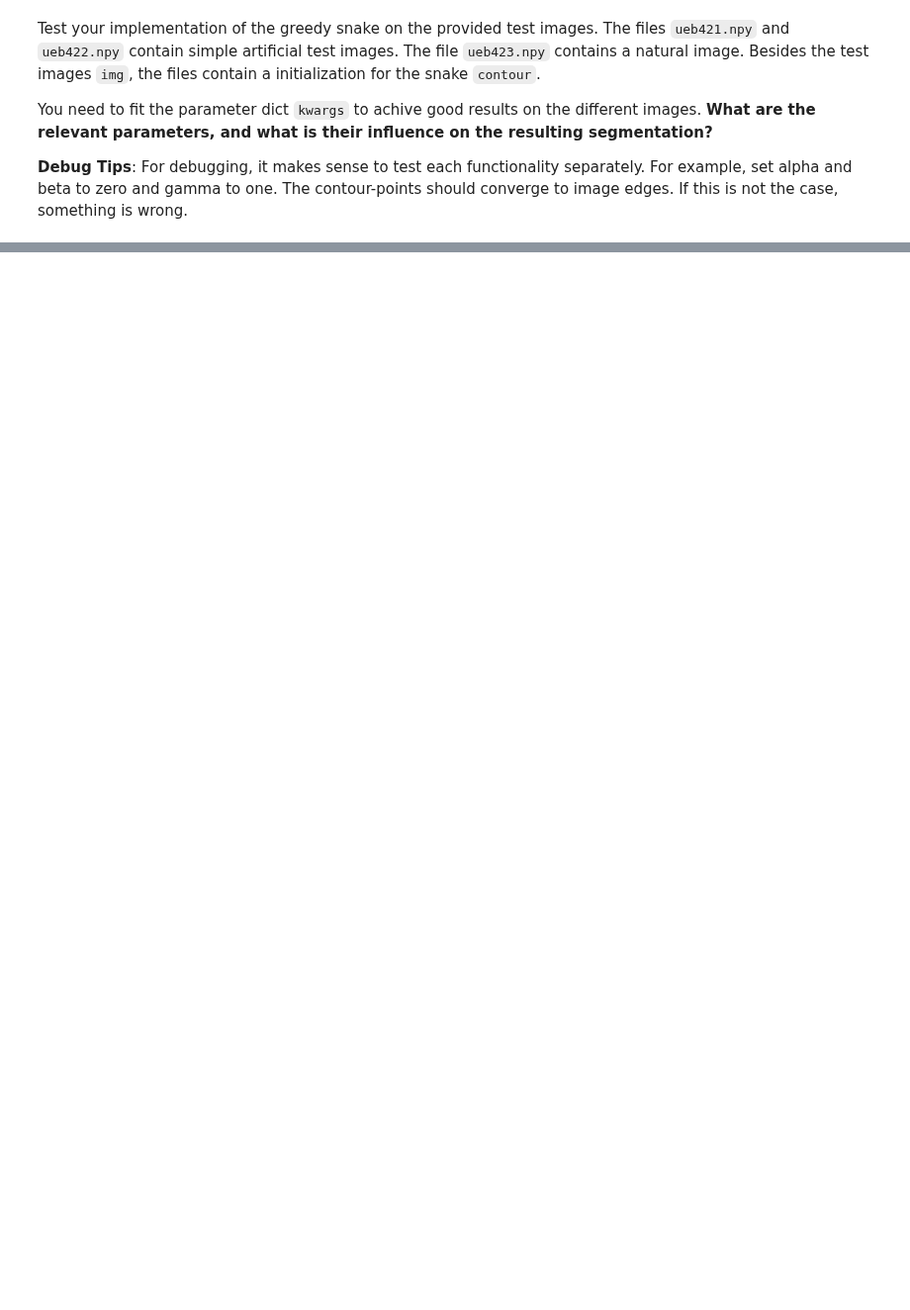
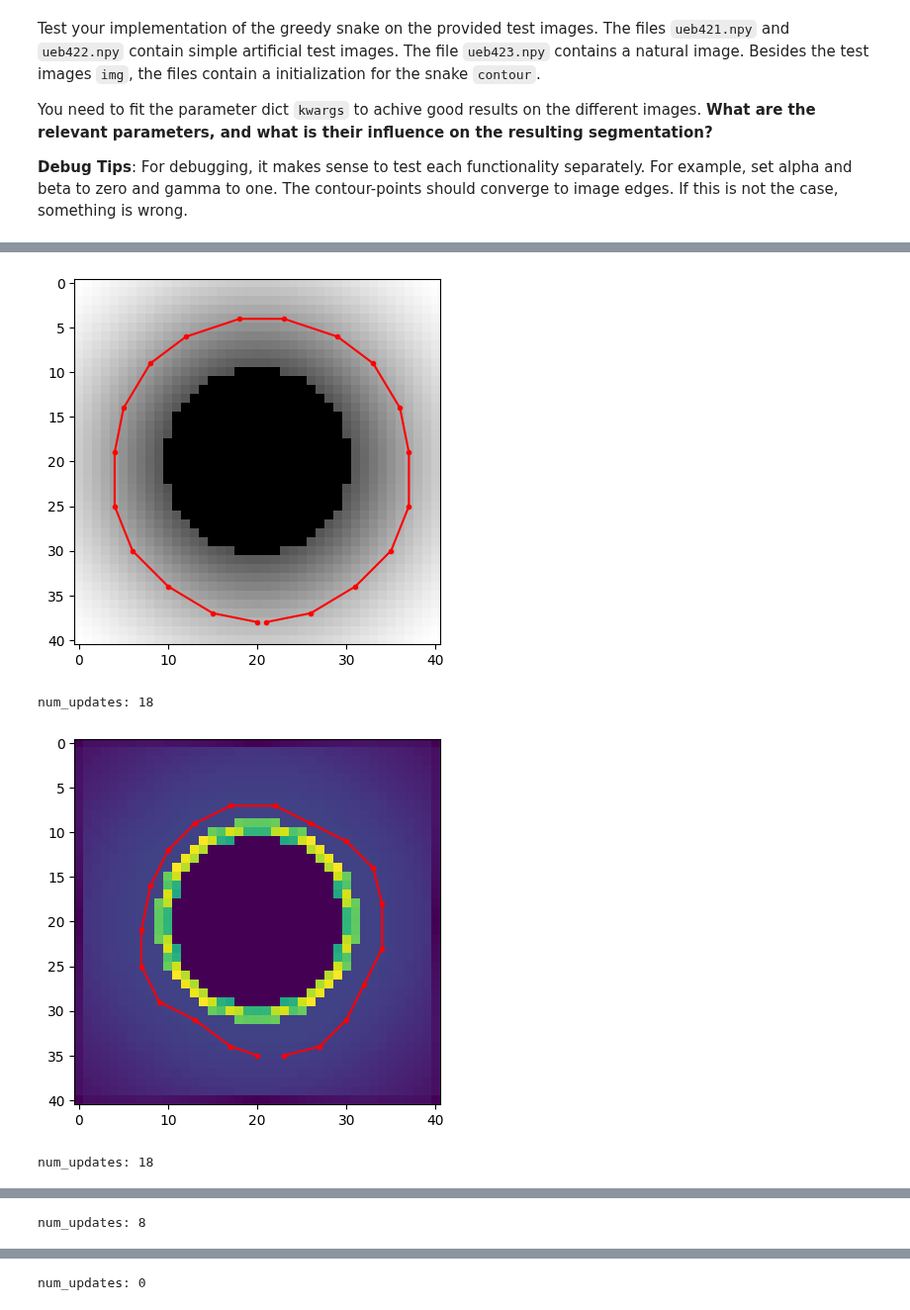
Before and after one commit to Jette-j/Computervision, a Jupyter notebook: exercise_4.ipynb, the cells around one changed output, grey strips where cells are left out. Shown at 99% size. Saved outputs shown, nothing was run; the diff lists cells and outputs as text; code cells hidden in the pictures; blank space fills up the shorter version.

```diff
--- a/exercise_4.ipynb
+++ b/exercise_4.ipynb
@@ -195,24 +272,29 @@ You need to fit the parameter dict `kwargs` to achive good results on the differ
 # %%
 # load image
-input_dict = np.load('data/exercise_4/ueb422.npy', allow_pickle=True).item()
+input_dict = np.load('data/exercise_4/ueb421.npy', allow_pickle=True).item()
 image = input_dict['img']
-contour = input_dict['contour']
+contour = input_dict['contour'].copy()
 
 # show initial image & contour
-plt.imshow(image)
+plt.imshow(image, cmap='gray')
 plt.plot(contour[1, :], contour[0, :], 'r.-')
 plt.show()
 
 # set keyword arguments
 kwargs = {
     'neighborhood_size': 7,
-    'contour_fraction': 0.1,
-    'alpha': 1.,
-    'beta': 1.,
-    'gamma': 1.,
-    'begin_corner_elim': 10,
-    'K_threshold': 1
+    'contour_fraction':   0.05,
+    'alpha':              0.5,
+    'beta':               0.5,
+    'gamma':              2.0,
+    'begin_corner_elim': 100,  # deaktiviert – konvexe Form
+    'K_threshold':        0.5,
 }
 
 # run snake
 snake(image, contour, **kwargs)
+# %% [output]
+[figure, added]
+num_updates: 18
+[figure, added]
+num_updates: 18
@@ -218,0 +302 @@ snake(image, contour, **kwargs)
+num_updates: 8
@@ -218,0 +304 @@ snake(image, contour, **kwargs)
+num_updates: 0
```
Also changed, not shown: parts of 7 cells of this notebook.
